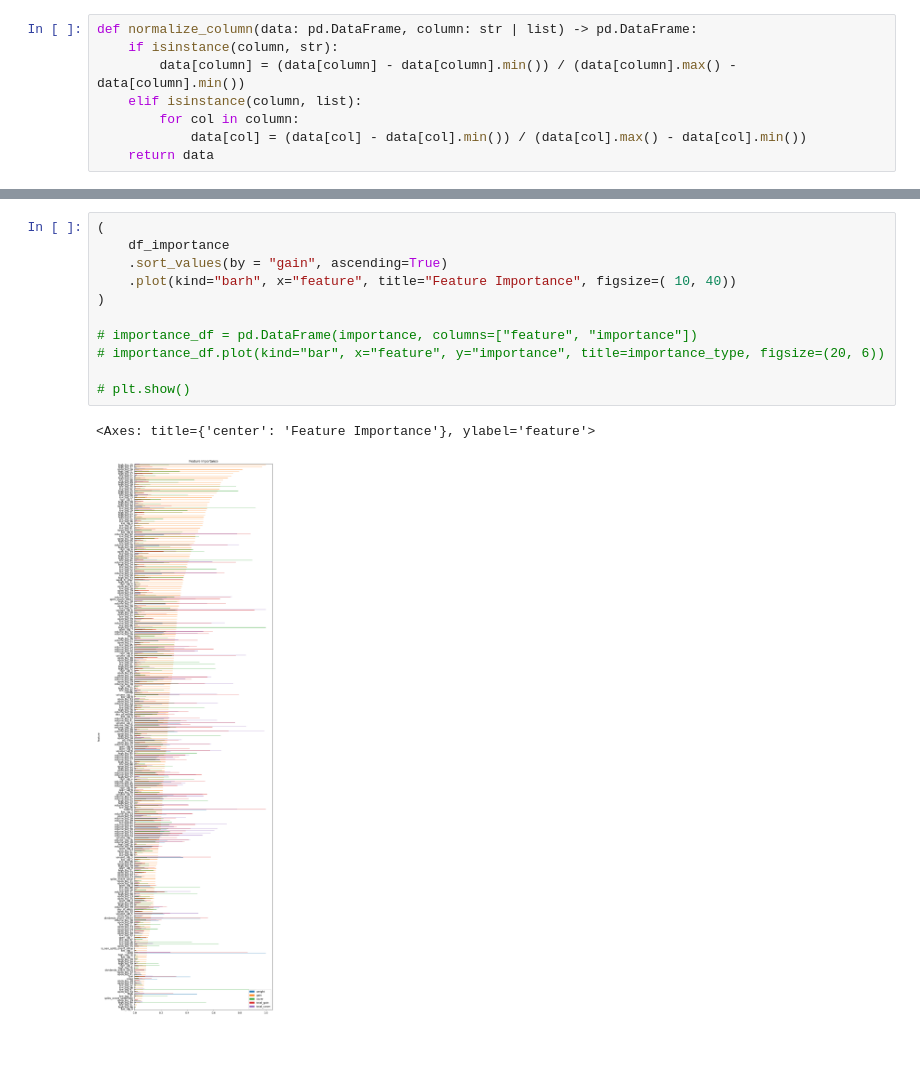
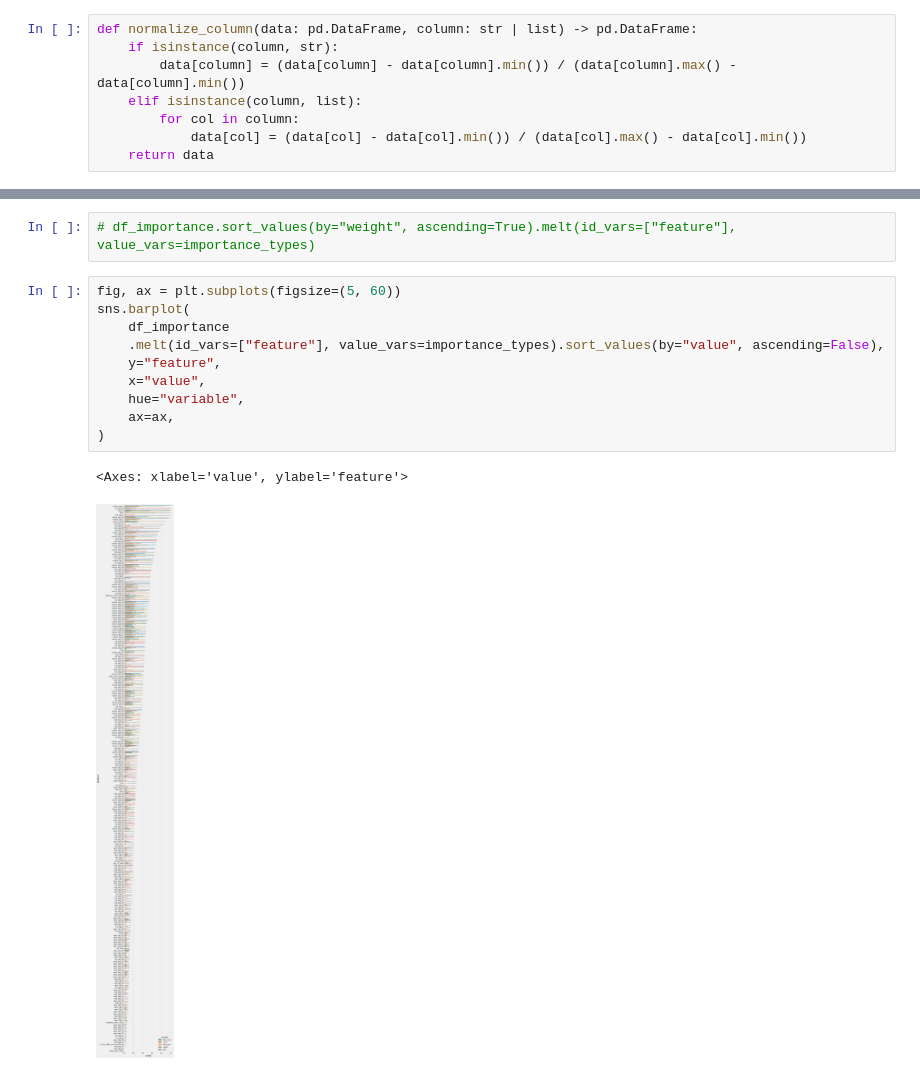
Before and after one commit to uhstray-io/PyStockBot, a Jupyter notebook: src/train_model.ipynb, the cells around one changed output, grey strips where cells are left out. Saved outputs shown, nothing was run; the diff lists cells and outputs as text; blank space fills up the shorter version.

```diff
--- a/src/train_model.ipynb
+++ b/src/train_model.ipynb
@@ -284,14 +284,15 @@ df_importance
-# %%
-(
-    df_importance
-    .sort_values(by = "gain", ascending=True)
-    .plot(kind="barh", x="feature", title="Feature Importance", figsize=( 10, 40))
-)
-
-# importance_df = pd.DataFrame(importance, columns=["feature", "importance"])
-# importance_df.plot(kind="bar", x="feature", y="importance", title=importance_type, figsize=(20, 6))
-
-# plt.show()
-# %% [output]
-<Axes: title={'center': 'Feature Importance'}, ylabel='feature'>
-[figure, removed]
+# %%
+# df_importance.sort_values(by="weight", ascending=True).melt(id_vars=["feature"], value_vars=importance_types)
+# %%
+fig, ax = plt.subplots(figsize=(5, 60))
+sns.barplot(
+    df_importance
+    .melt(id_vars=["feature"], value_vars=importance_types).sort_values(by="value", ascending=False),
+    y="feature",
+    x="value",
+    hue="variable",
+    ax=ax,
+)
+# %% [output]
+<Axes: xlabel='value', ylabel='feature'>
+[figure, added]
```
Also changed, not shown: parts of 12 cells of this notebook.
